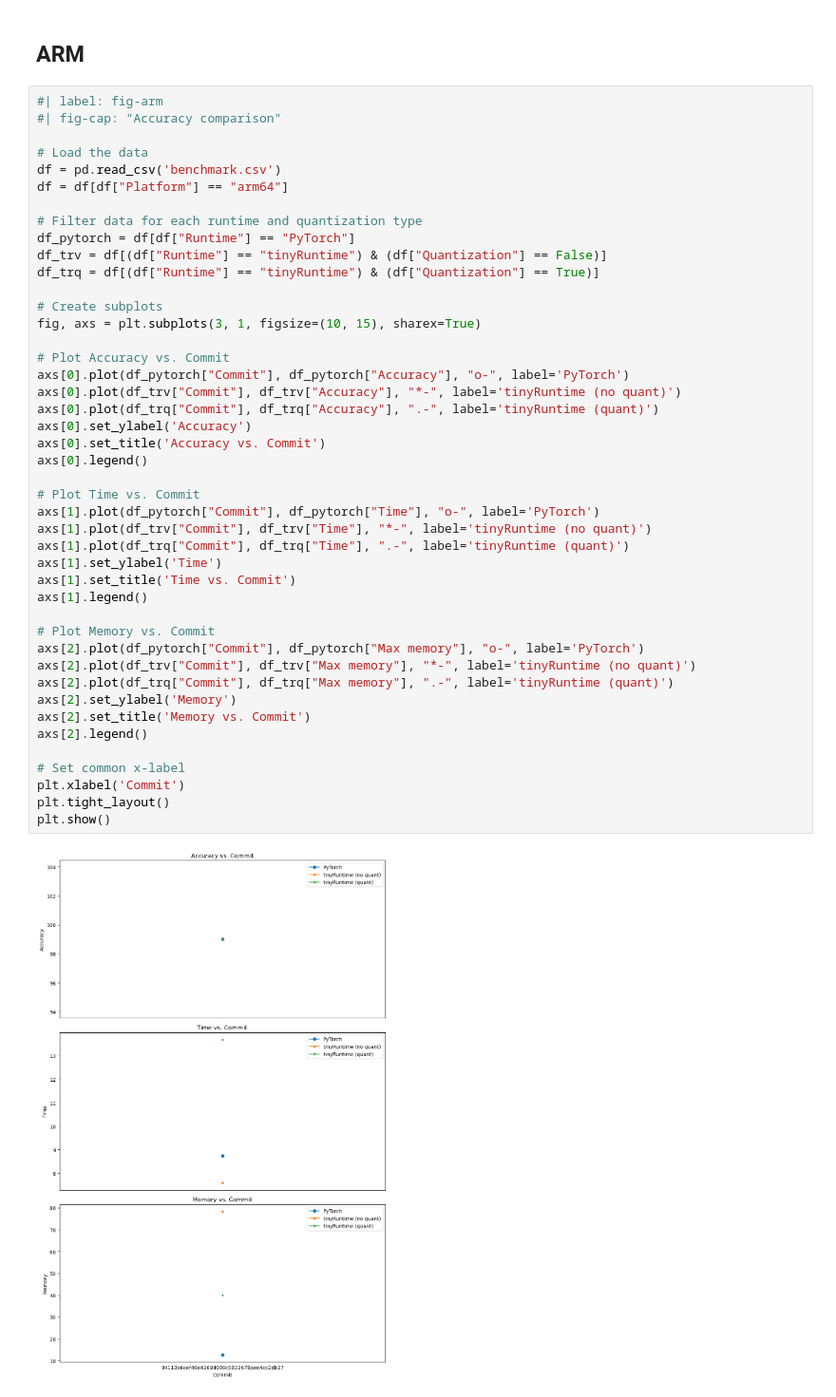
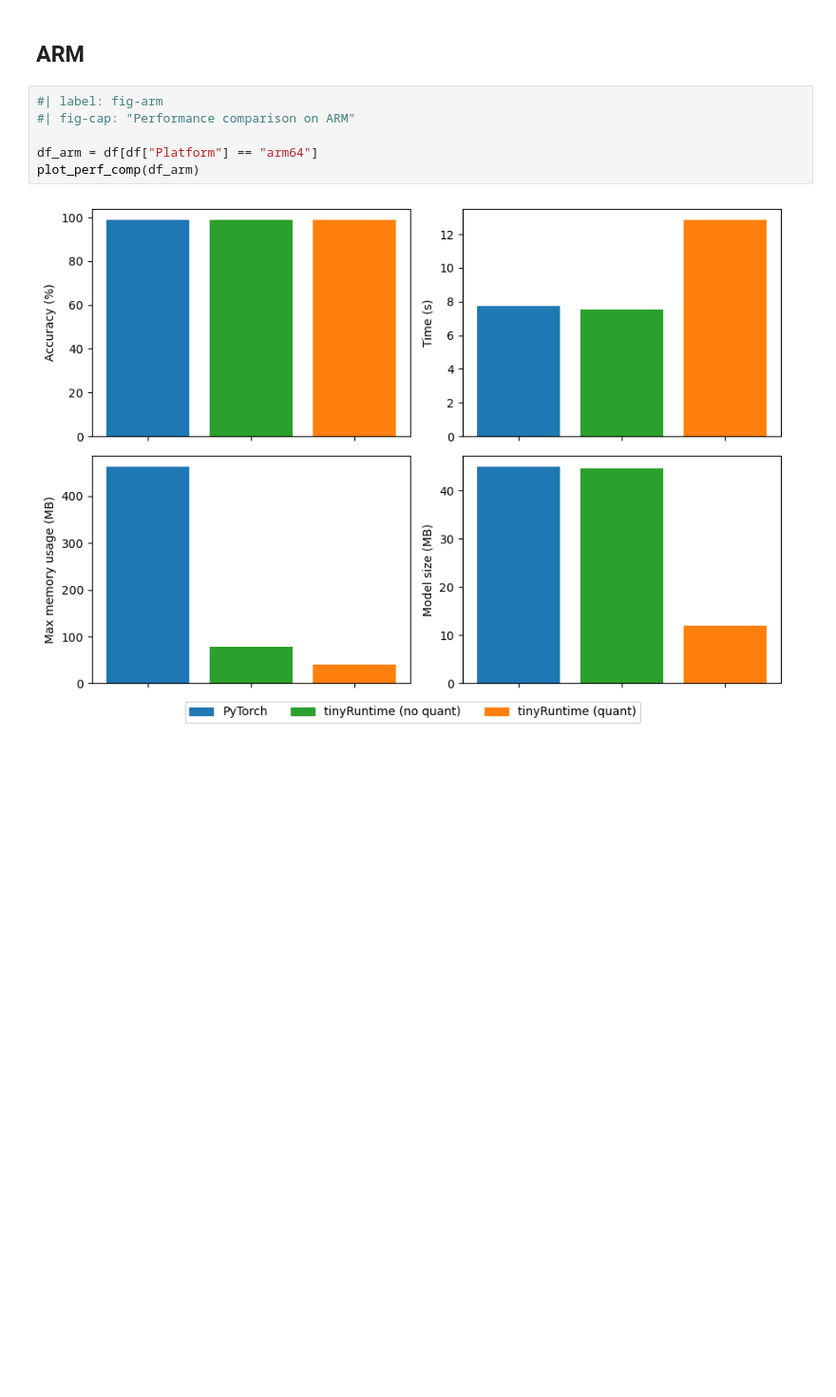
Before and after one commit to harukadoyu/njtest, a Jupyter notebook: hello.ipynb, the cells around one changed output. Shown: that part at 95% size. Drawn from its saved outputs; the diff is of its cells as text; blank space fills up the shorter version.

```diff
--- a/hello.ipynb
+++ b/hello.ipynb
@@ -63,47 +62,9 @@ plt.show()
 ## ARM
 # %%
 #| label: fig-arm
-#| fig-cap: "Accuracy comparison"
+#| fig-cap: "Performance comparison on ARM"
 
-# Load the data
-df = pd.read_csv('benchmark.csv')
-df = df[df["Platform"] == "arm64"]
-
-# Filter data for each runtime and quantization type
-df_pytorch = df[df["Runtime"] == "PyTorch"]
-df_trv = df[(df["Runtime"] == "tinyRuntime") & (df["Quantization"] == False)]
-df_trq = df[(df["Runtime"] == "tinyRuntime") & (df["Quantization"] == True)]
-
-# Create subplots
-fig, axs = plt.subplots(3, 1, figsize=(10, 15), sharex=True)
-
-# Plot Accuracy vs. Commit
-axs[0].plot(df_pytorch["Commit"], df_pytorch["Accuracy"], "o-", label='PyTorch')
-axs[0].plot(df_trv["Commit"], df_trv["Accuracy"], "*-", label='tinyRuntime (no quant)')
-axs[0].plot(df_trq["Commit"], df_trq["Accuracy"], ".-", label='tinyRuntime (quant)')
-axs[0].set_ylabel('Accuracy')
-axs[0].set_title('Accuracy vs. Commit')
-axs[0].legend()
-
-# Plot Time vs. Commit
-axs[1].plot(df_pytorch["Commit"], df_pytorch["Time"], "o-", label='PyTorch')
-axs[1].plot(df_trv["Commit"], df_trv["Time"], "*-", label='tinyRuntime (no quant)')
-axs[1].plot(df_trq["Commit"], df_trq["Time"], ".-", label='tinyRuntime (quant)')
-axs[1].set_ylabel('Time')
-axs[1].set_title('Time vs. Commit')
-axs[1].legend()
-
-# Plot Memory vs. Commit
-axs[2].plot(df_pytorch["Commit"], df_pytorch["Max memory"], "o-", label='PyTorch')
-axs[2].plot(df_trv["Commit"], df_trv["Max memory"], "*-", label='tinyRuntime (no quant)')
-axs[2].plot(df_trq["Commit"], df_trq["Max memory"], ".-", label='tinyRuntime (quant)')
-axs[2].set_ylabel('Memory')
-axs[2].set_title('Memory vs. Commit')
-axs[2].legend()
-
-# Set common x-label
-plt.xlabel('Commit')
-plt.tight_layout()
-plt.show()
+df_arm = df[df["Platform"] == "arm64"]
+plot_perf_comp(df_arm)
 # %% [output]
-[figure, old version]
+[figure, new version]
```
Also changed, not shown: parts of 3 cells of this notebook.
